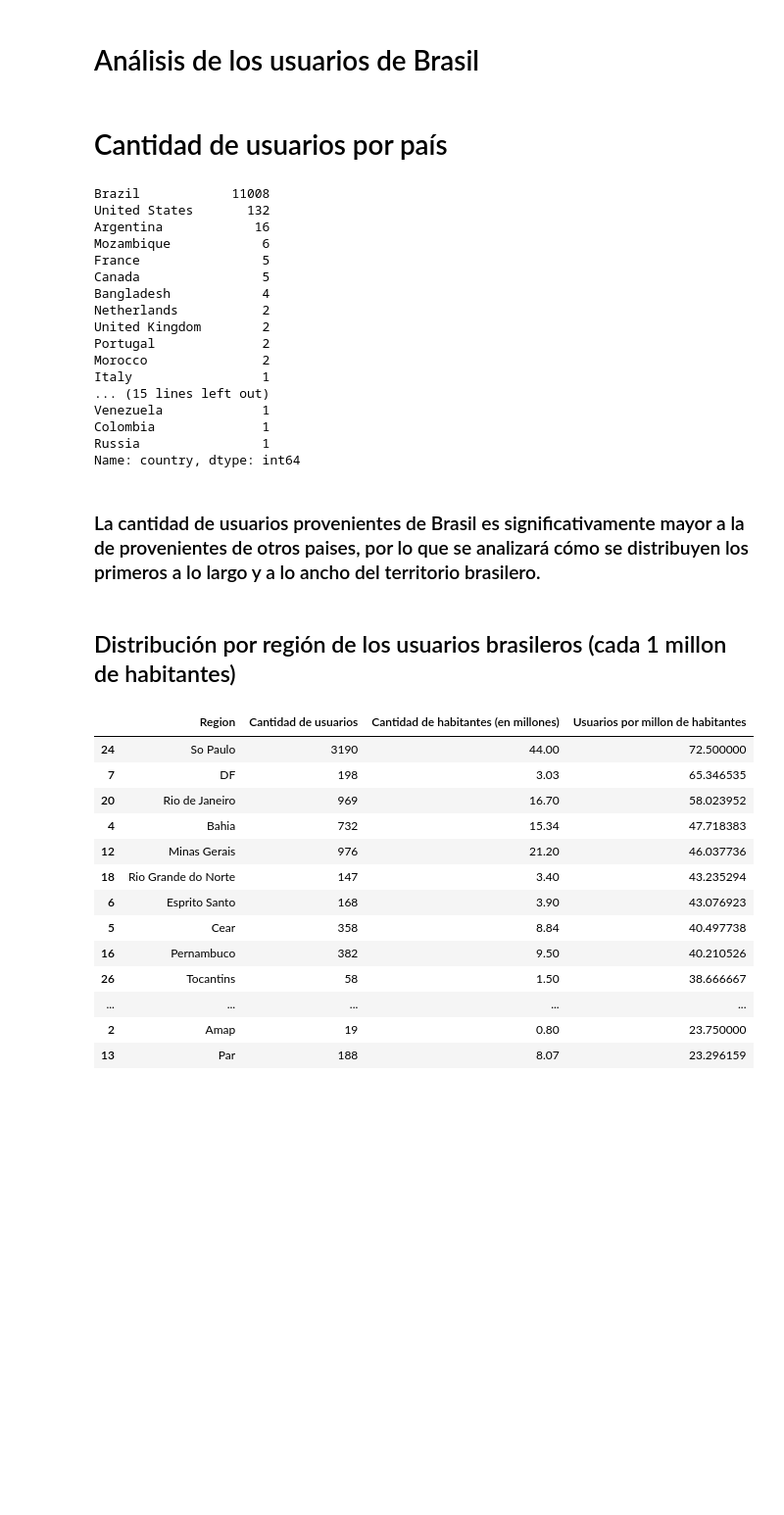
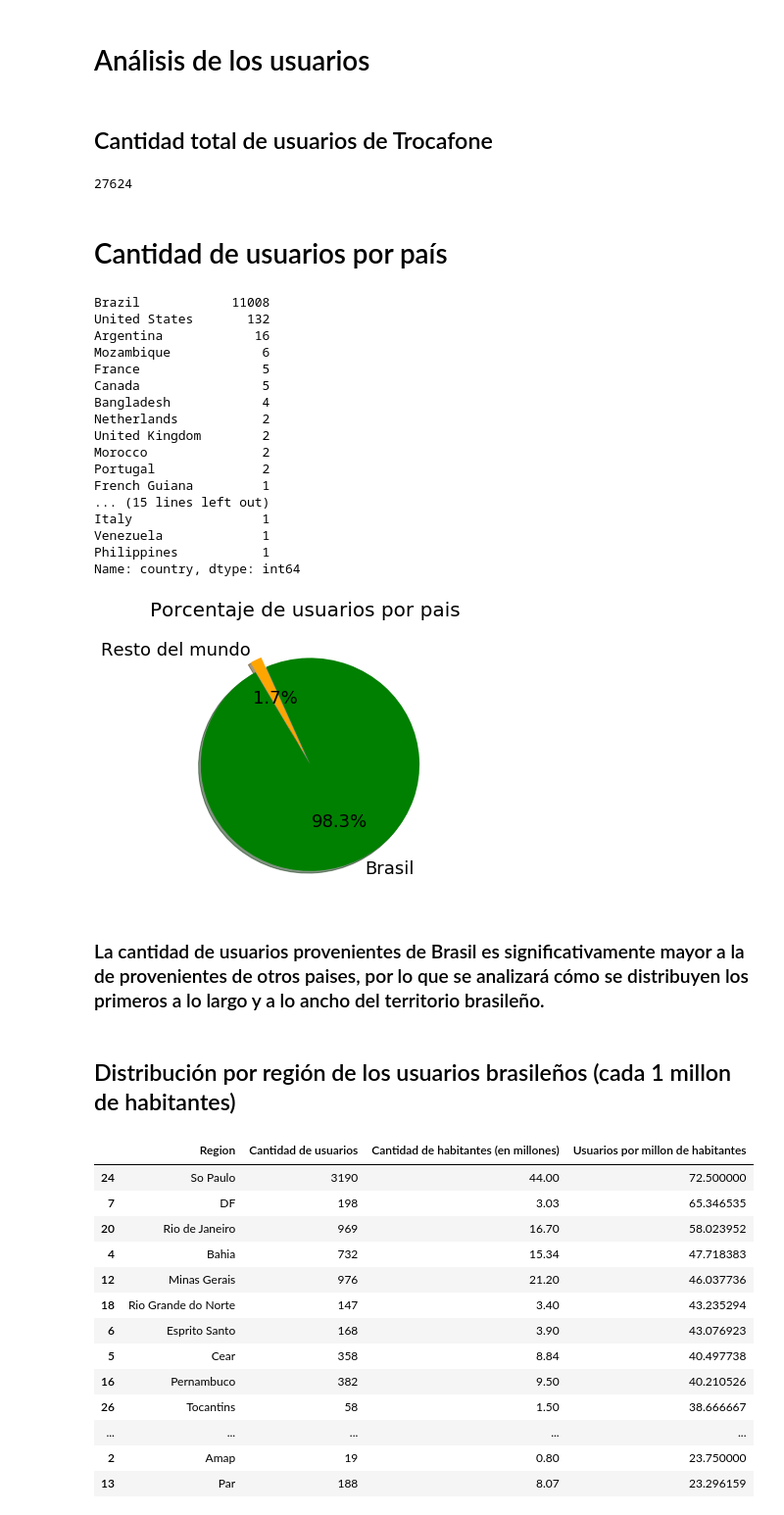
Before and after one commit to facundocenizo/datos_tp1, a Jupyter notebook: Notebooks/Análisis sobre los usuarios de Brasil.ipynb, the cells around one changed output. Shown at 98% size. Saved outputs shown, nothing was run; the diff lists cells and outputs as text; code cells hidden in the pictures; blank space fills up the shorter version.

```diff
--- a/Notebooks/Análisis sobre los usuarios de Brasil.ipynb
+++ b/Notebooks/Análisis sobre los usuarios de Brasil.ipynb
@@ -1,11 +1,19 @@
 # %%
 import pandas as pd
 import numpy as np
-import folium, json ## desde terminal poner "pip install folium"
-eventos = pd.read_csv("../Data/events.csv", low_memory=False)
+import folium, json
+import matplotlib.pyplot as plt
+eventos = pd.read_csv("events.csv", low_memory=False)
 eventos["timestamp"] = pd.to_datetime(eventos["timestamp"])
 # %% [markdown]
-# Análisis de los usuarios de Brasil
+# Análisis de los usuarios
+# %% [markdown]
+## Cantidad total de usuarios de Trocafone
+# %%
+usuarios = eventos.drop_duplicates(subset="person",keep="first",inplace=False)
+usuarios["person"].value_counts().sum()
+# %% [output]
+27624
 # %% [markdown]
 # Cantidad de usuarios por país
 # %%
@@ -23,18 +31,31 @@ Canada                5
 Bangladesh            4
 Netherlands           2
 United Kingdom        2
+Morocco               2
 Portugal              2
-Morocco               2
+French Guiana         1
+... (15 lines left out)
 Italy                 1
-... (15 lines left out)
 Venezuela             1
-Colombia              1
-Russia                1
+Philippines           1
 Name: country, dtype: int64
+# %%
+usuariosDeBrasil = usuarios.loc[eventos["country"]=="Brazil"]
+cantidadBrasil = usuariosDeBrasil["country"].value_counts().sum()
+usuariosRestoDelMundo = usuarios.loc[eventos["country"]!="Brazil"]
+cantidadRestoDelMundo = usuariosRestoDelMundo["country"].value_counts().sum()
+
+plot = plt.figure(figsize=(5, 5))
+sizes = [cantidadBrasil, cantidadRestoDelMundo]
+nombres = ['Brasil', 'Resto del mundo']
+plot = plt.title('Porcentaje de usuarios por pais', fontsize=20)
+plot = plt.pie(sizes, labels=nombres, autopct='%1.1f%%', startangle=120, colors=['green', 'orange'], explode=(0.1, 0),shadow = True, textprops={'fontsize': 18})
+# %% [output]
+[figure, added]
 # %% [markdown]
-### La cantidad de usuarios provenientes de Brasil es significativamente mayor a la de provenientes de otros paises, por lo que se analizará cómo se distribuyen los primeros a lo largo y a lo ancho del territorio brasilero.
+### La cantidad de usuarios provenientes de Brasil es significativamente mayor a la de provenientes de otros paises, por lo que se analizará cómo se distribuyen los primeros a lo largo y a lo ancho del territorio brasileño.
 # %% [markdown]
-## Distribución por región de los usuarios brasileros (cada 1 millon de habitantes)
+## Distribución por región de los usuarios brasileños (cada 1 millon de habitantes)
 # %%
 usuariosDeBrasil = usuarios.loc[eventos["country"]=="Brazil"]
 usuariosDeBrasil = usuariosDeBrasil.loc[:,["person","region"]]
```
Also changed, not shown: parts of 1 cell of this notebook, 6 other files.
